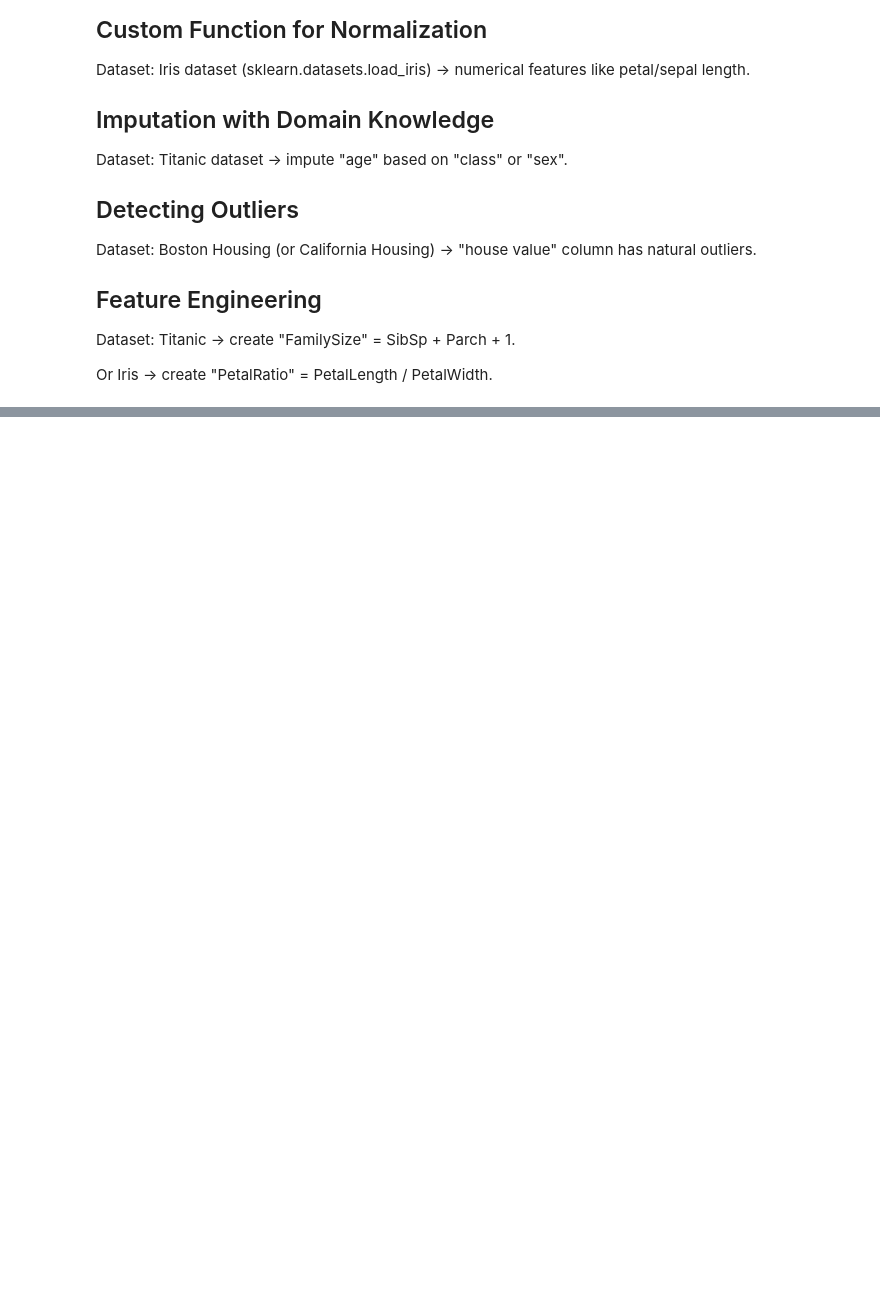
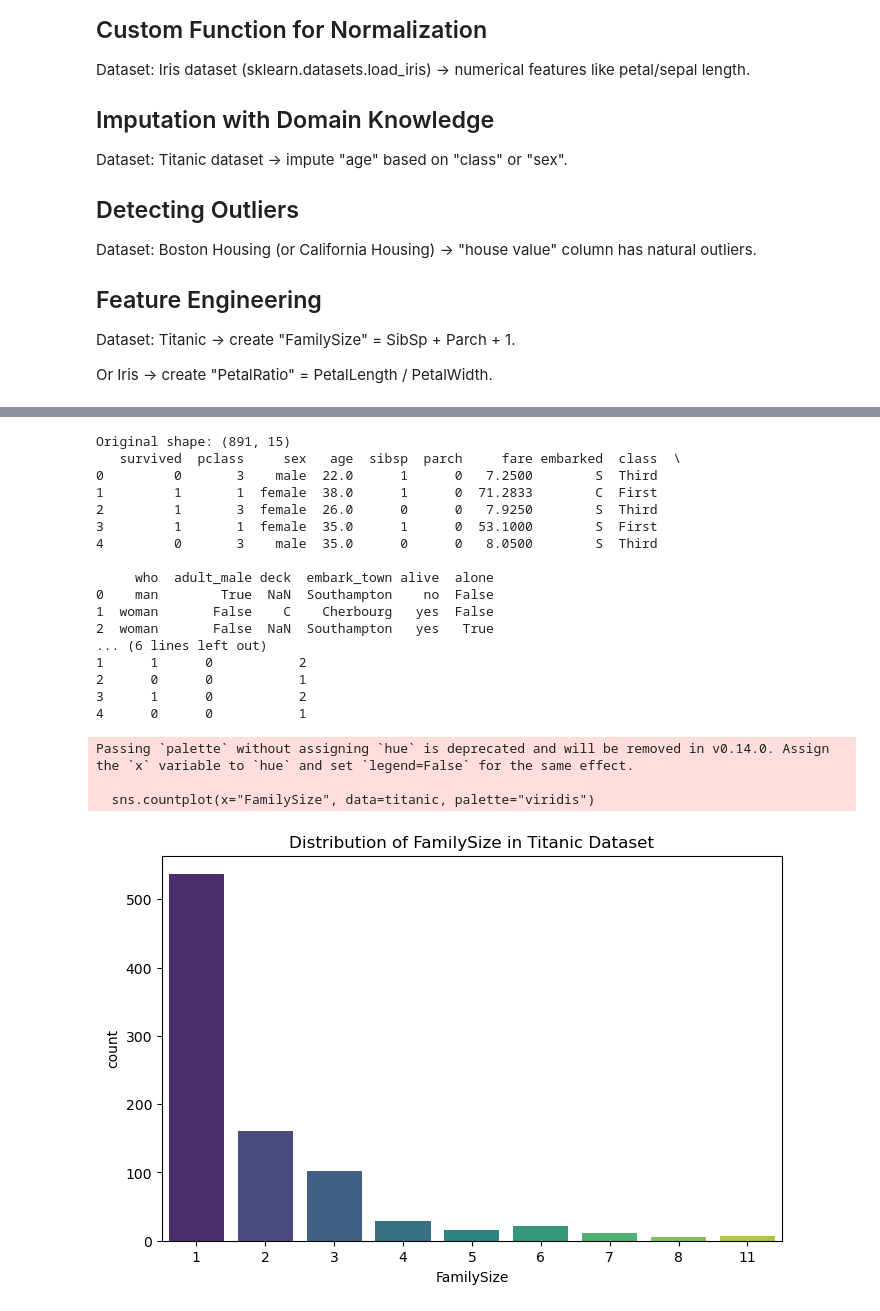
Before and after one commit to gargavi-oss/Ai-Assignment, a Jupyter notebook: Assignment 3.ipynb, the cells around one changed output, grey strips where cells are left out. Saved outputs shown, nothing was run; the diff lists cells and outputs as text; code cells hidden in the pictures; blank space fills up the shorter version.

```diff
--- a/Assignment 3.ipynb
+++ b/Assignment 3.ipynb
@@ -965,0 +444,49 @@ print(iris[['petal length (cm)', 'petal width (cm)', 'PetalRatio']].head())
+# %%
+# Feature engineering
+import seaborn as sns
+import pandas as pd
+
+# Step 1: Load Titanic dataset
+titanic = sns.load_dataset("titanic")
+
+print("Original shape:", titanic.shape)
+print(titanic.head())
+
+# Step 2: Create FamilySize
+
+titanic["FamilySize"] = titanic["sibsp"] + titanic["parch"] + 1
+
+# Step 3: Explore FamilySize
+print("\nFamilySize column created:")
+print(titanic[["sibsp", "parch", "FamilySize"]].head())
+
+# Step 4: Optional - Feature insight
+
+import matplotlib.pyplot as plt
+
+plt.figure(figsize=(8,5))
+sns.countplot(x="FamilySize", data=titanic, palette="viridis")
+plt.title("Distribution of FamilySize in Titanic Dataset")
+plt.show()
+# %% [output]
+Original shape: (891, 15)
+   survived  pclass     sex   age  sibsp  parch     fare embarked  class  \
+0         0       3    male  22.0      1      0   7.2500        S  Third
+1         1       1  female  38.0      1      0  71.2833        C  First
+2         1       3  female  26.0      0      0   7.9250        S  Third
+3         1       1  female  35.0      1      0  53.1000        S  First
+4         0       3    male  35.0      0      0   8.0500        S  Third
+
+     who  adult_male deck  embark_town alive  alone
+0    man        True  NaN  Southampton    no  False
+1  woman       False    C    Cherbourg   yes  False
+2  woman       False  NaN  Southampton   yes   True
+... (6 lines left out)
+1      1      0           2
+2      0      0           1
+3      1      0           2
+4      0      0           1
+Passing `palette` without assigning `hue` is deprecated and will be removed in v0.14.0. Assign the `x` variable to `hue` and set `legend=False` for the same effect.
+
+  sns.countplot(x="FamilySize", data=titanic, palette="viridis")
+[figure, added]
```
Also changed, not shown: parts of 89 cells of this notebook, 3 other files.
